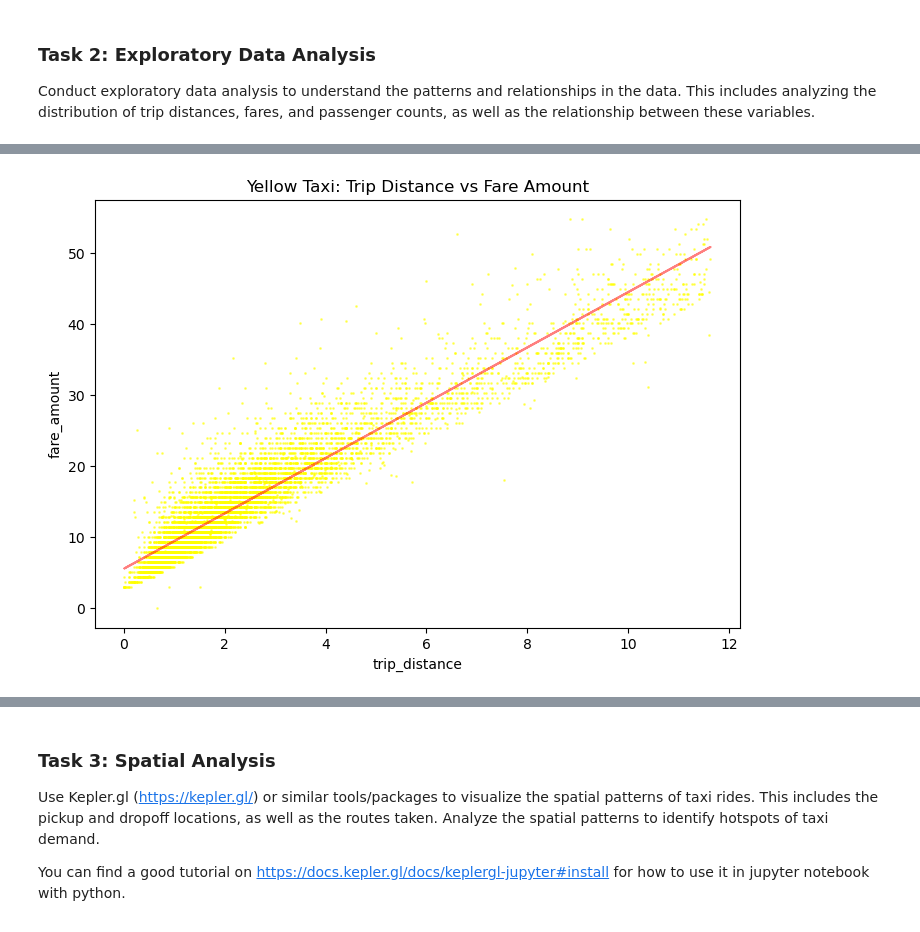
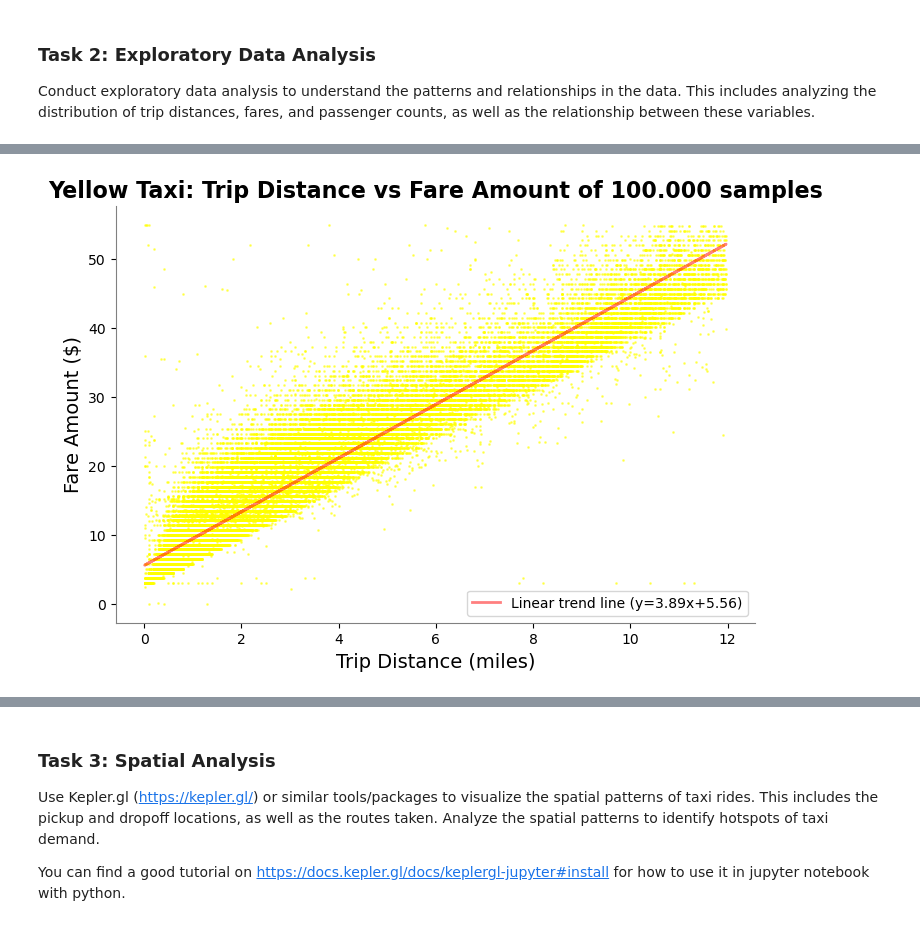
Before and after one commit to DenizIsikli/62444-DataVisualization-Analysis, a Jupyter notebook: 4_temporal_spatial_data_analysis.ipynb, the cells around one changed output, grey strips where cells are left out. Saved outputs shown, nothing was run; the diff lists cells and outputs as text; code cells hidden in the pictures.

```diff
--- a/4_temporal_spatial_data_analysis.ipynb
+++ b/4_temporal_spatial_data_analysis.ipynb
@@ -93,13 +93,13 @@ import pandas as pd
 import numpy as np #used for scatter plot trend line
 import matplotlib.pyplot as plt
 
-# Remove records where trip_distance is 0
+# Remove records where trip_distance is 0 or negative
 df_yellow = df_yellow[df_yellow['trip_distance'] > 0]
 df_green = df_green[df_green['trip_distance'] > 0]
 
-# Remove negative fares from the datasets
-df_yellow = df_yellow[df_yellow['fare_amount'] >= 0]
-df_green = df_green[df_green['fare_amount'] >= 0]
+# Remove records where fare_amount is 0 or negative
+df_yellow = df_yellow[df_yellow['fare_amount'] > 0]
+df_green = df_green[df_green['fare_amount'] > 0]
 
 # Function to remove outliers based on the  Interquartile Range (IQR) method for a given column
 def remove_outliers(df, column):
@@ -111,24 +111,49 @@ def remove_outliers(df, column):
     return df[(df[column] >= lower_bound) & (df[column] <= upper_bound)]
 
 # Function to display histograms for a given column
-def plot_histogram(df, column, color, title, ax):
-    ax.hist(df[column], bins=50, color=color, alpha=0.7)
-    ax.set_title(title)
-    ax.set_xlabel(column)
-    ax.set_ylabel('Frequency')
+def plot_histogram(df, column, color, title, ax, x_label, y_label, bins=None):
+    # Determine the number of bins based on the data's range and a reasonable bin width
+    if bins is None: #If bins parameter isn't specified, calculate bin width
+        bin_width = (df[column].max() - df[column].min()) / 100  # adjust int as necessary for bin size
+        bins = np.arange(df[column].min(), df[column].max() + bin_width, bin_width)
+    # If bins is an integer, it will define the number of bins directly
+    # If bins is a sequence, it will define the bin edges directly
+
+    ax.hist(df[column], bins=bins, color=color, alpha=0.7)
+    ax.set_title(title, fontsize=14, weight='bold')
+    ax.set_xlabel(x_label, fontsize=12)
+    ax.set_ylabel(y_label, fontsize=12)
+
+    # Remove top and right border for a cleaner look
+    ax.spines['top'].set_visible(False)
+    ax.spines['right'].set_visible(False)
+
+    # Simplify the y-axis to show fewer tick marks
+    ax.yaxis.set_major_locator(plt.MaxNLocator(5))
 
 # Function to create a scatter plot for two given columns
-def plot_scatter(df, x_column, y_column, color, title, ax):
+def plot_scatter(df, x_column, y_column, color, title, ax, x_label, y_label):
     ax.scatter(df[x_column], df[y_column], alpha=0.5, color=color, s=1)
-    # Trendline
+
+    # Trend line
     z = np.polyfit(df[x_column], df[y_column], 1)
     p = np.poly1d(z)
-    ax.plot(df[x_column], p(df[x_column]), color="red", alpha=0.5)  # Use a red line for the trendline
+    ax.plot(df[x_column], p(df[x_column]), color="red", linewidth=2, alpha=0.5, label=f'Linear trend line (y={z[0]:.2f}x+{z[1]:.2f})')
 
-    # Set title and labels
-    ax.set_title(title)
-    ax.set_xlabel(x_column)
-    ax.set_ylabel(y_column)
+     # Enhance readability
+    ax.set_title(title, fontsize=16, weight='bold')
+    ax.set_xlabel(x_label, fontsize=14)
+    ax.set_ylabel(y_label, fontsize=14)
+
+    # Remove gridlines and box border for a cleaner look
+    ax.grid(False)
+    ax.spines['top'].set_visible(False)
+    ax.spines['right'].set_visible(False)
+    ax.spines['bottom'].set_color('gray')
+    ax.spines['left'].set_color('gray')
+
+    # Include a legend that explains the trend line
+    ax.legend()
 
 # Clean the data for both yellow and green datasets
 df_yellow_clean = remove_outliers(df_yellow, 'trip_distance')
@@ -139,29 +164,31 @@ df_green_clean = remove_outliers(df_green_clean, 'fare_amount')
 
 # 1. Analyzing the Distribution
 fig, axes = plt.subplots(nrows=3, ncols=2, figsize=(14, 12), constrained_layout=True)
-plot_histogram(df_yellow_clean, 'trip_distance', 'yellow', 'Yellow Taxi: Trip Distance Distribution', axes[0, 0])
-plot_histogram(df_green_clean, 'trip_distance', 'green', 'Green Taxi: Trip Distance Distribution', axes[0, 1])
-plot_histogram(df_yellow_clean, 'fare_amount', 'yellow', 'Yellow Taxi: Fare Amount Distribution', axes[1, 0])
-plot_histogram(df_green_clean, 'fare_amount', 'green', 'Green Taxi: Fare Amount Distribution', axes[1, 1])
+plot_histogram(df_yellow_clean, 'trip_distance', 'yellow', 'Yellow Taxi: Trip Distance Distribution', axes[0, 0], 'Trip Distance (miles)', 'Frequency')
+plot_histogram(df_green_clean, 'trip_distance', 'green', 'Green Taxi: Trip Distance Distribution', axes[0, 1], 'Trip Distance (miles)', 'Frequency')
+plot_histogram(df_yellow_clean, 'fare_amount', 'yellow', 'Yellow Taxi: Fare Amount Distribution', axes[1, 0], 'Fare Amount ($)', 'Frequency')
+plot_histogram(df_green_clean, 'fare_amount', 'green', 'Green Taxi: Fare Amount Distribution', axes[1, 1], 'Fare amount ($)', 'Frequency')
 
 # For passenger count, we do not remove outliers since it's a discrete variable and generally doesn't have significant outliers
-plot_histogram(df_yellow, 'passenger_count', 'yellow', 'Yellow Taxi: Passenger Count Distribution', axes[2, 0])
-plot_histogram(df_green, 'passenger_count', 'green', 'Green Taxi: Passenger Count Distribution', axes[2, 1])
+passenger_bins = np.arange(0, df_yellow['passenger_count'].max() + 1, 1) # Bins for passenger count
+
+plot_histogram(df_yellow, 'passenger_count', 'yellow', 'Yellow Taxi: Passenger Count Distribution', axes[2, 0], 'Passenger Count', 'Frequency', passenger_bins)
+plot_histogram(df_green, 'passenger_count', 'green', 'Green Taxi: Passenger Count Distribution', axes[2, 1], 'Passenger Count', 'Frequency', passenger_bins)
 
 # 2. Analyzing Relationships
 fig, ax = plt.subplots(figsize=(7, 5), constrained_layout=True)
-plot_scatter(df_yellow_clean, 'trip_distance', 'fare_amount', 'yellow', 'Yellow Taxi: Trip Distance vs Fare Amount', ax)
+plot_scatter(df_yellow_clean.sample(100000), 'trip_distance', 'fare_amount', 'yellow', 'Yellow Taxi: Trip Distance vs Fare Amount of 100.000 samples', ax, 'Trip Distance (miles)', 'Fare Amount ($)') # Sample to not over clutter the scatter plot
 
 fig, ax = plt.subplots(figsize=(7, 5), constrained_layout=True)
-plot_scatter(df_green_clean, 'trip_distance', 'fare_amount', 'green', 'Green Taxi: Trip Distance vs Fare Amount', ax)
+plot_scatter(df_green_clean.sample(100000), 'trip_distance', 'fare_amount', 'green', 'Green Taxi: Trip Distance vs Fare Amount of 100.000 samples', ax, 'Trip Distance (miles)', 'Fare Amount ($)') # Sample to not over clutter the scatter plot
 
 # Show plots
 plt.show()
 
 # Calculating Correlation Coefficients
-print("Yellow Taxi: Correlation coefficient between trip distance and fare amount:")
+print("Yellow Taxi: Correlation coefficient between trip distance and fare amount of total dataset:")
 print(df_yellow_clean[['trip_distance', 'fare_amount']].corr().iloc[0, 1])
 
-print("\nGreen Taxi: Correlation coefficient between trip distance and fare amount:")
+print("\nGreen Taxi: Correlation coefficient between trip distance and fare amount of total dataset:")
 print(df_green_clean[['trip_distance', 'fare_amount']].corr().iloc[0, 1])
 # %% [output]
@@ -169 +196 @@ print(df_green_clean[['trip_distance', 'fare_amount']].corr().iloc[0, 1])
-[figure, old version]
+[figure, new version]
```
Also changed, not shown: parts of 2 cells of this notebook.
